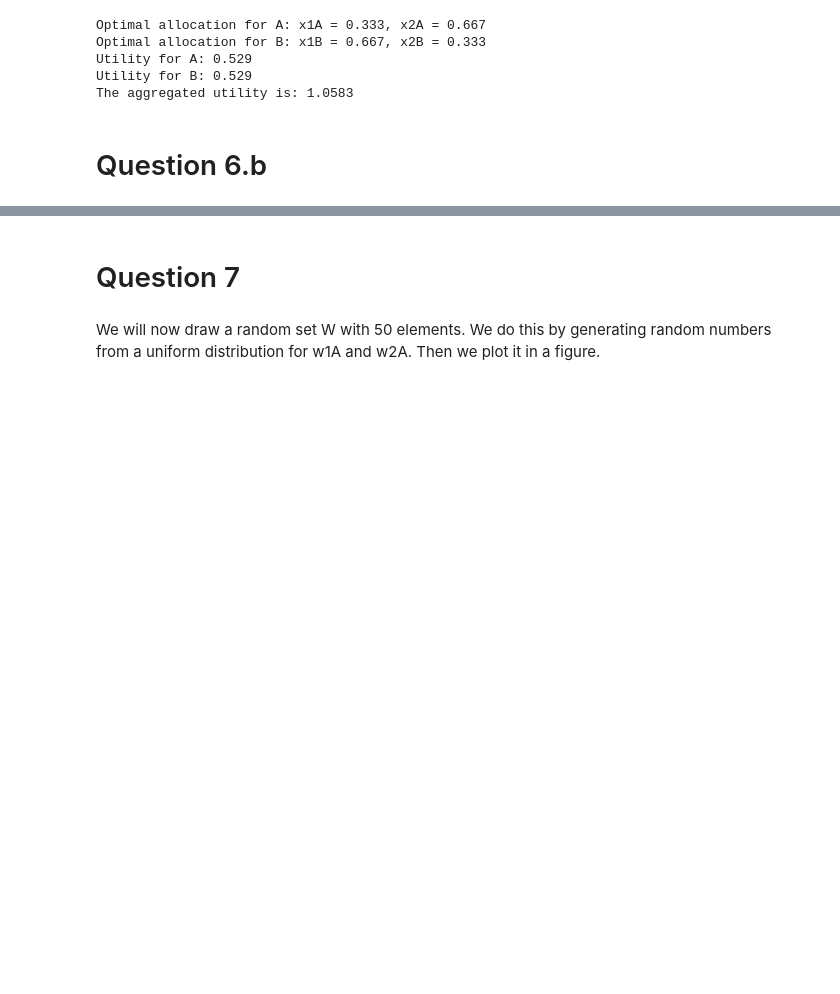
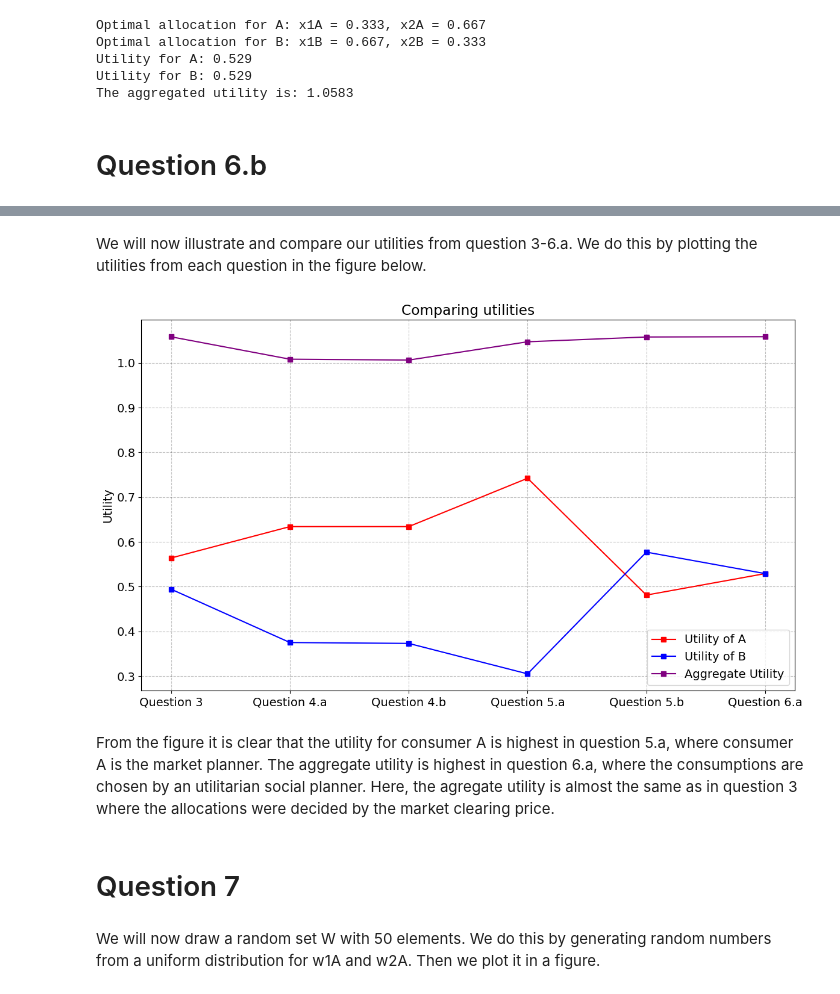
Before and after one commit to NumEconCopenhagen/projects-2024-sarah-og-pernille, a Jupyter notebook: inauguralproject/inauguralproject.ipynb, the cells around one changed output, grey strips where cells are left out. Cells and saved outputs as stored; diff of their text form; code cells hidden in the pictures; blank space fills up the shorter version.

```diff
--- a/inauguralproject/inauguralproject.ipynb
+++ b/inauguralproject/inauguralproject.ipynb
@@ -460,27 +392,27 @@ ax_A.legend(frameon=True,loc='lower right',bbox_to_anchor=(1.6,1.0));
+# %% [markdown]
+We will now illustrate and compare our utilities from question 3-6.a. We do this by plotting the utilities from each question in the figure below.
 # %%
-questions_numbers = np.array([1, 2, 3, 4, 5, 6])  # Numerical values for positioning
-questions_labels = ['Question 3', 'Question 4.a', 'Question 4.b', 'Question 5.a', 'Question 5.b', 'Question 6.a']  # Labels for x-axis
-uA = [0.41, 0.63, 0.74, 0.52]
-uB = [0.3, 0.37, 0.3, 0.53]
-Aggr = [0.71, 1.0, 1.04, 1.05]
+Questions_numbers = np.array([1, 2, 3, 4, 5, 6])
+Questions_labels = ['Question 3', 'Question 4.a', 'Question 4.b', 'Question 5.a', 'Question 5.b', 'Question 6.a']
+Utility_A = [0.5639, 0.634, 0.634, 0.742, 0.481, 0.529]
+Utility_B = [0.4942, 0.375, 0.373, 0.305, 0.577, 0.529]
+Aggregate_utility = [1.0581, 1.0081, 1.0061, 1.047, 1.0577, 1.0583]
 
 # Plotting
-plt.figure(figsize=(10, 6))
+plt.figure(figsize=(14, 8))
+plt.plot(Questions_numbers, Utility_A, '-s', label='Utility of A', color='red')
+plt.plot(Questions_numbers, Utility_B, '-s', label='Utility of B', color='blue')
+plt.plot(Questions_numbers, Aggregate_utility, '-s', label='Aggregate Utility', color='purple')
 
-# Plot for uA with dots connected
-plt.plot(questions_numbers, uA, '-o', label='Utility of A', color='blue')
-# Plot for uB with dots connected
-plt.plot(questions_numbers, uB, '-o', label='Utility of B', color='orange')
-# Plot for Aggr with dots connected
-plt.plot(questions_numbers, Aggr, '-o', label='Aggregate Utility', color='green')
-
-plt.title('Utilities Across Questions')
-plt.xlabel('Question Number')
+plt.title('Comparing utilities')
 plt.ylabel('Utility')
-plt.xticks(questions_numbers, questions_labels)  # Set custom labels for the x-axis
-plt.grid(True)
+plt.xticks(Questions_numbers, Questions_labels)
 plt.legend()
 plt.show()
+# %% [output]
+[figure, added]
+# %% [markdown]
+From the figure it is clear that the utility for consumer A is highest in question 5.a, where consumer A is the market planner. The aggregate utility is highest in question 6.a, where the consumptions are chosen by an utilitarian social planner. Here, the agregate utility is almost the same as in question 3 where the allocations were decided by the market clearing price.
 # %% [markdown]
 # Question 7
 # %% [markdown]
```
Also changed, not shown: parts of 10 cells of this notebook.
